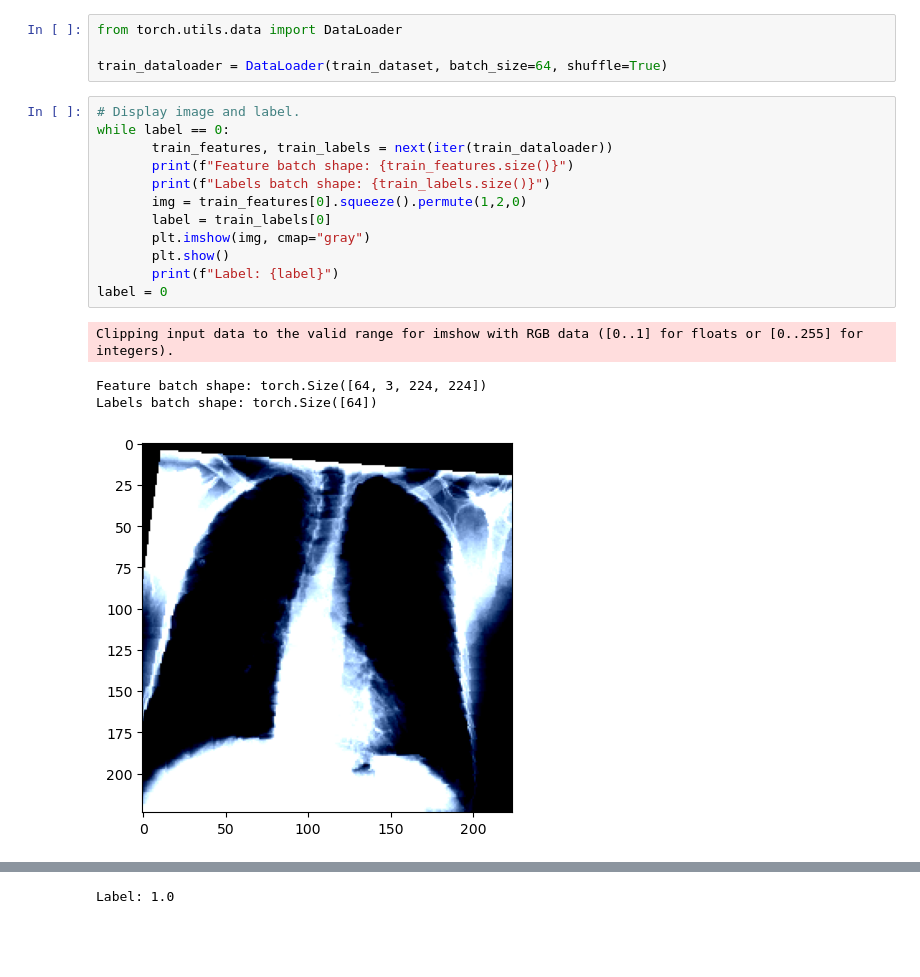
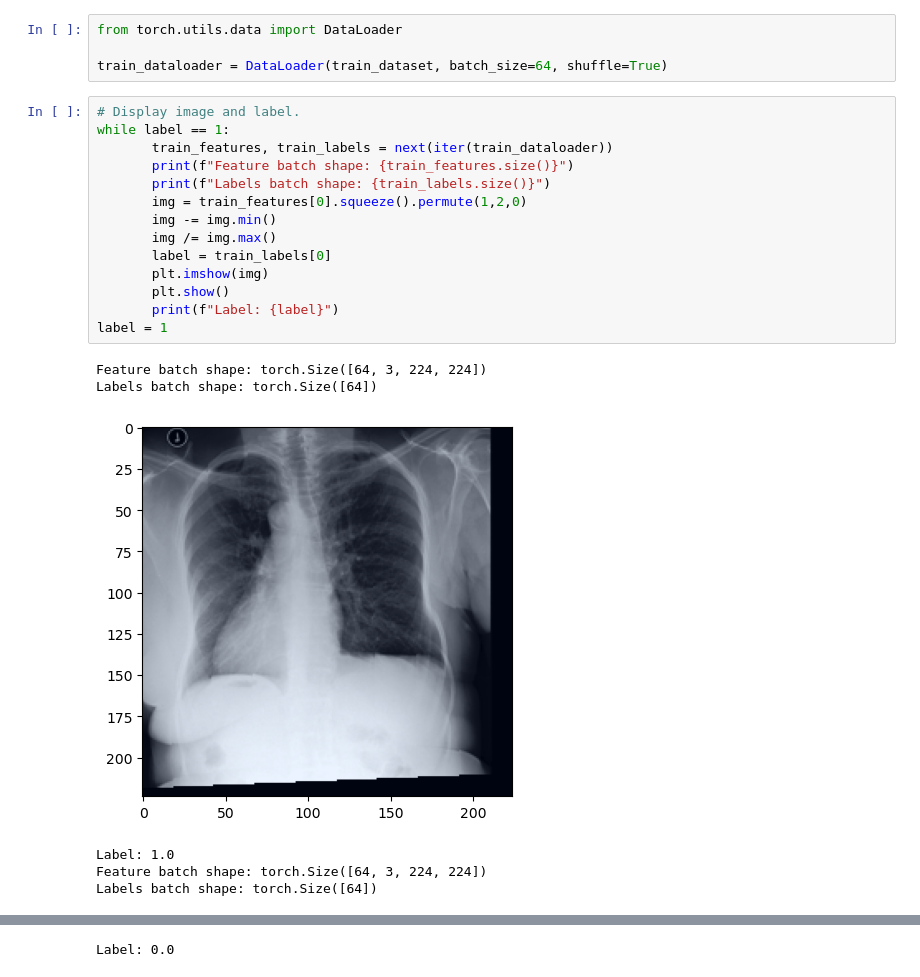
Before and after one commit to agostini335/mml, a Jupyter notebook: notebooks/eda_dataset_splits.ipynb, the cells around one changed output, grey strips where cells are left out. Cells and saved outputs as stored; diff of their text form; blank space fills up the shorter version.

```diff
--- a/notebooks/eda_dataset_splits.ipynb
+++ b/notebooks/eda_dataset_splits.ipynb
@@ -174,18 +201,22 @@ from torch.utils.data import DataLoader
 train_dataloader = DataLoader(train_dataset, batch_size=64, shuffle=True)
 # %%
 # Display image and label.
-while label == 0:
+while label == 1:
        train_features, train_labels = next(iter(train_dataloader))
        print(f"Feature batch shape: {train_features.size()}")
        print(f"Labels batch shape: {train_labels.size()}")
        img = train_features[0].squeeze().permute(1,2,0)
+       img -= img.min()
+       img /= img.max()
        label = train_labels[0]
-       plt.imshow(img, cmap="gray")
+       plt.imshow(img)
        plt.show()
        print(f"Label: {label}")
-label = 0
+label = 1
 # %% [output]
-Clipping input data to the valid range for imshow with RGB data ([0..1] for floats or [0..255] for integers).
+Feature batch shape: torch.Size([64, 3, 224, 224])
+Labels batch shape: torch.Size([64])
+[figure, new version]
+Label: 1.0
 Feature batch shape: torch.Size([64, 3, 224, 224])
 Labels batch shape: torch.Size([64])
-[figure, old version]
@@ -192 +224 @@ Labels batch shape: torch.Size([64])
-Label: 1.0
+Label: 0.0
```
Also changed, not shown: parts of 8 cells of this notebook, 5 other files.
